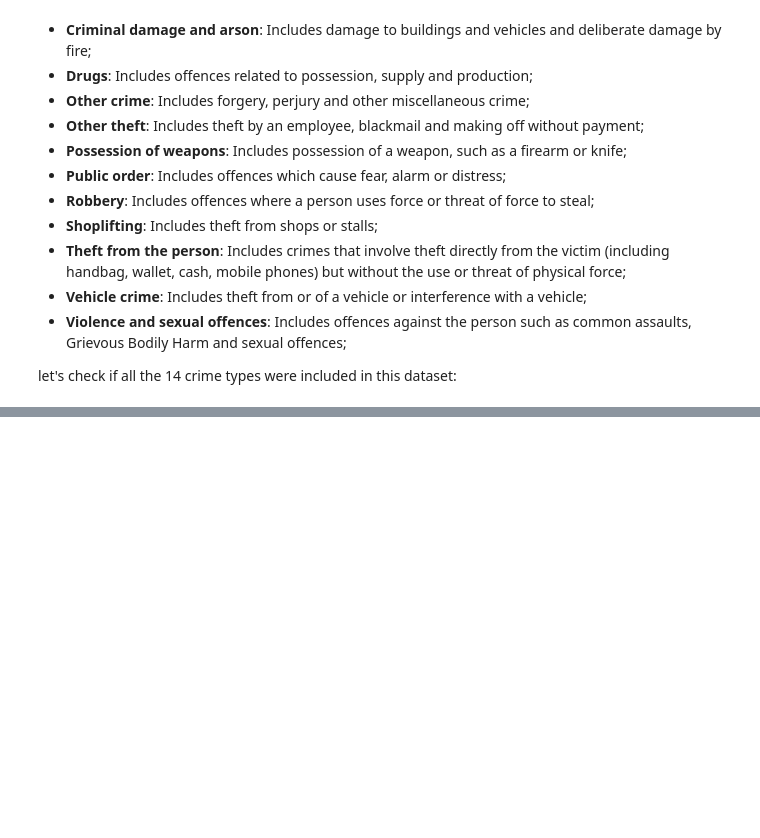
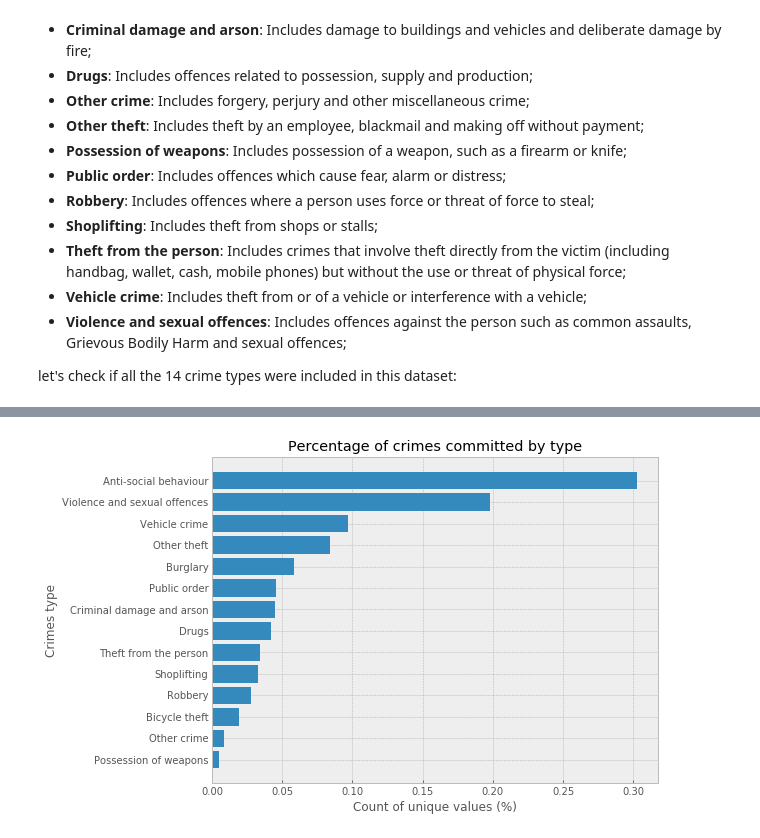
Before and after one commit to cafeemymelo/DataScienceProjects, a Jupyter notebook: Unguided/LondonCrimeAnalysis/London_Crime_Analysis .ipynb, the cells around one changed output, grey strips where cells are left out. Drawn from its saved outputs; the diff is of its cells as text; code cells hidden in the pictures; blank space fills up the shorter version.

Commit message:
I added the graph of crimes type values count

```diff
--- a/Unguided/LondonCrimeAnalysis/London_Crime_Analysis .ipynb
+++ b/Unguided/LondonCrimeAnalysis/London_Crime_Analysis .ipynb
@@ -217,0 +232,4 @@ array(['Metropolitan Police Service'], dtype=object)
+# %%
+# getting the relative frequencies of the unique values
+x = data['Crime type'].value_counts(normalize=True).sort_values(ascending=True)
+display(x)
@@ -217,0 +252,17 @@ array(['Metropolitan Police Service'], dtype=object)
+# %%
+# make a plot using the percentage of each crime type
+from matplotlib import pyplot as plt
+%matplotlib inline
+plt.style.use('bmh')
+x_pos = [i for i, _ in enumerate(x.index.values)]
+
+plt.figure(figsize=(8,6))
+plt.barh(x_pos, x)
+plt.xlabel("Count of unique values (%)")
+plt.ylabel("Crimes type")
+plt.title("Percentage of crimes committed by crime type")
+plt.yticks(x_pos, x.index.values)
+
+plt.show()
+# %% [output]
+[figure, added]
```
Also changed, not shown: parts of 8 cells of this notebook.
